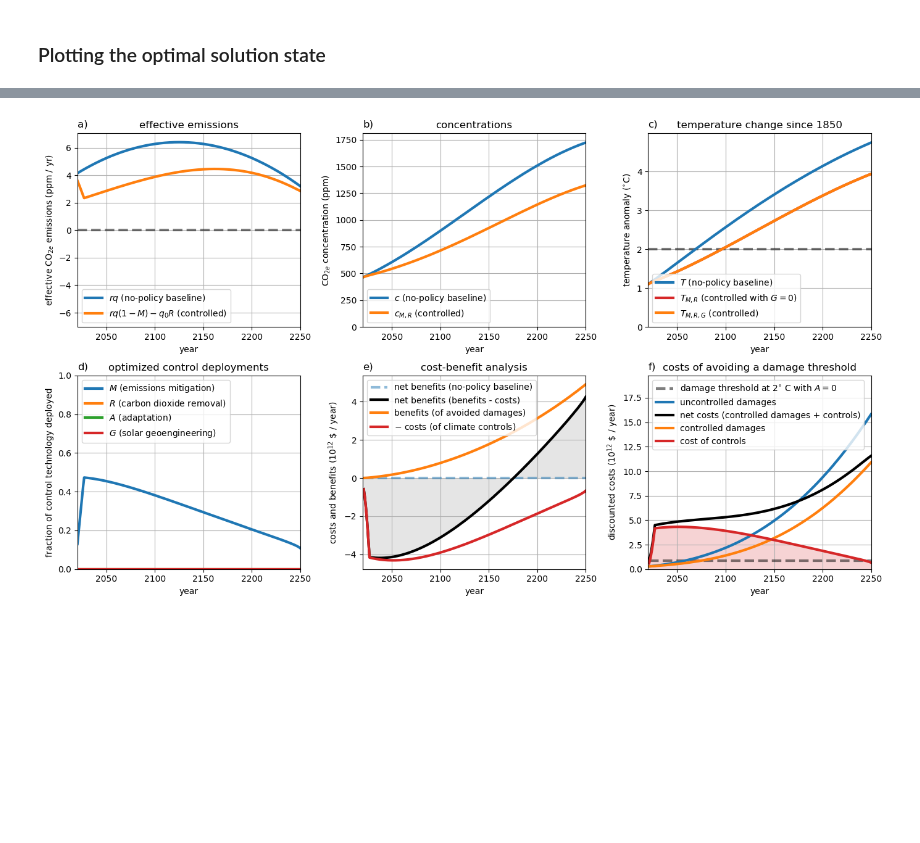
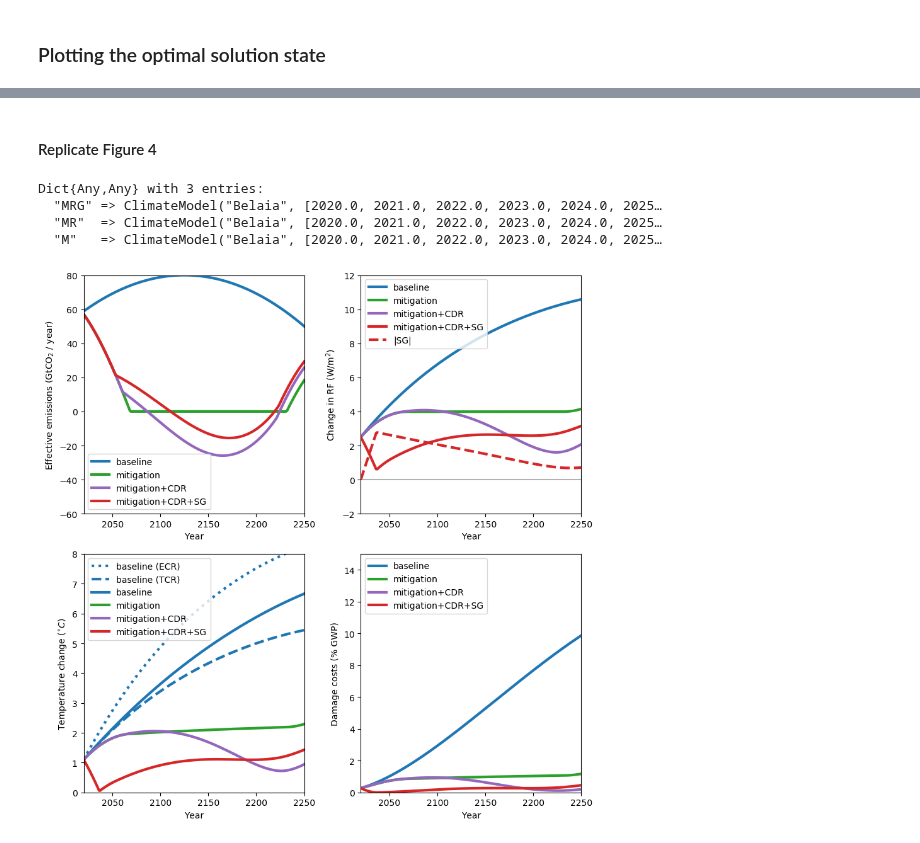
Before and after one commit to hdrake/OptimizeClimate, a Jupyter notebook: notebooks/R_replicate_Belaia.ipynb, the cells around one changed output, grey strips where cells are left out. Cells and saved outputs as stored; diff of their text form; code cells hidden in the pictures; blank space fills up the shorter version.

```diff
--- a/notebooks/R_replicate_Belaia.ipynb
+++ b/notebooks/R_replicate_Belaia.ipynb
@@ -7,8 +7,12 @@ include("../src/diagnostics.jl");
 include("../src/optimization.jl");
 include("../src/plotting.jl");
 include("../src/defaults.jl");
+
+rcParams = PyPlot.PyDict(PyPlot.matplotlib."rcParams");
 # %% [markdown]
 ### Replicating Belaia configuration
+# %%
+ensemble = Dict();
 # %%
 dt = 1. # year timestep
 t = Array(2020:dt:2250);
@@ -63,7 +49,10 @@ xlim([2010, 2250])
 optimize_controls!(
     model,
     obj_option = "net_benefit",
-    max_deployment=Dict("remove"=>0., "mitigate"=>2., "geoeng"=>0., "adapt"=>0.),
+    max_deployment=Dict("remove"=>0., "mitigate"=>1., "geoeng"=>0., "adapt"=>0.),
     start_deployment=Dict("remove"=>2020., "mitigate"=>2020., "geoeng"=>2020., "adapt"=>2020.),
+    maxslope = 1. /50.,
     cost_exponent=2.8
 );
+
+ensemble["M"] = model;
@@ -82,4 +66,0 @@ model.controls.mitigate .+= 0.1;
-# %%
-plot_state(model)
-# %% [output]
-[figure, removed]
@@ -87,0 +89,64 @@ plot_state(model)
+# %% [markdown]
+#### Replicate Figure 4
+# %%
+ensemble
+# %% [output]
+Dict{Any,Any} with 3 entries:
+  "MRG" => ClimateModel("Belaia", [2020.0, 2021.0, 2022.0, 2023.0, 2024.0, 2025…
+  "MR"  => ClimateModel("Belaia", [2020.0, 2021.0, 2022.0, 2023.0, 2024.0, 2025…
+  "M"   => ClimateModel("Belaia", [2020.0, 2021.0, 2022.0, 2023.0, 2024.0, 2025…
+# %%
+rcParams["lines.linestyle"] = "-"
+
+figure(figsize=(9,9))
+subplot(2,2,1)
+plot(model.domain, ppm_to_GtCO2(model.economics.baseline_emissions), "C0", label="baseline")
+plot(model.domain, ppm_to_GtCO2(controlled_emissions(ensemble["M"])), "C2", label="mitigation")
+plot(model.domain, ppm_to_GtCO2(controlled_emissions(ensemble["MR"])), "C4", label="mitigation+CDR")
+plot(model.domain, ppm_to_GtCO2(controlled_emissions(ensemble["MRG"])), "C3", label="mitigation+CDR+SG")
+legend(loc = "lower left")
+ylim([-60,80])
+xlim([2020., 2250.])
+xlabel("Year")
+ylabel(L"Effective emissions (GtCO$_{2}$ / year)")
+
+subplot(2,2,2)
+F0 = 2.5
+plot(model.domain, 0. * model.domain, "k-", alpha=0.3, lw=1.5)
+plot(model.domain, FCO₂_baseline(model)/sec_per_year .+ F0, "C0", label="baseline")
+plot(model.domain, FCO₂(ensemble["M"])/sec_per_year .+ F0, "C2", label="mitigation")
+plot(model.domain, FCO₂(ensemble["MR"])/sec_per_year .+ F0, "C4", label="mitigation+CDR")
+plot(model.domain, FCO₂(ensemble["MRG"])/sec_per_year .+ F0, "C3", label="mitigation+CDR+SG")
+plot(model.domain, abs.(FCO₂(ensemble["MRG"]) - FCO₂_no_geoeng(ensemble["MRG"]))/sec_per_year, "C3--", label="|SG|")
+xlim([2020., 2250.])
+ylim([-2,12])
+xlabel("Year")
+ylabel(L"Change in RF (W/m$^{2}$)")
+legend()
+
+subplot(2,2,3)
+plot(model.domain, FCO₂_baseline(model)/(model.physics.B) .+ δT_init, "C0:", label="baseline (ECR)")
+plot(model.domain, FCO₂_baseline(model)/(model.physics.B + model.physics.κ) .+ δT_init, "C0--", label="baseline (TCR)")
+plot(model.domain, δT_baseline(ensemble["M"]), "C0", label="baseline")
+plot(model.domain, δT(ensemble["M"]), "C2", label="mitigation")
+plot(model.domain, δT(ensemble["MR"]), "C4", label="mitigation+CDR")
+plot(model.domain, δT(ensemble["MRG"]), "C3", label="mitigation+CDR+SG")
+xlabel("Year")
+ylabel(L"Temperature change ($^{\circ}C$)")
+ylim([0,8])
+xlim([2020., 2250.])
+legend()
+
+subplot(2,2,4)
+plot(model.domain, damage_cost_baseline(ensemble["M"])./GWP*100., "C0", label="baseline")
+plot(model.domain, damage_cost(ensemble["M"])./GWP*100., "C2", label="mitigation")
+plot(model.domain, damage_cost(ensemble["MR"])./GWP*100., "C4", label="mitigation+CDR")
+plot(model.domain, damage_cost(ensemble["MRG"])./GWP*100., "C3", label="mitigation+CDR+SG")
+xlabel("Year")
+ylabel("Damage costs (% GWP)")
+xlim([2020., 2250.])
+ylim([0., 15.])
+legend(loc="upper left")
+tight_layout()
+# %% [output]
+[figure, added]
```
Also changed, not shown: parts of 8 cells of this notebook, 10 other files.
